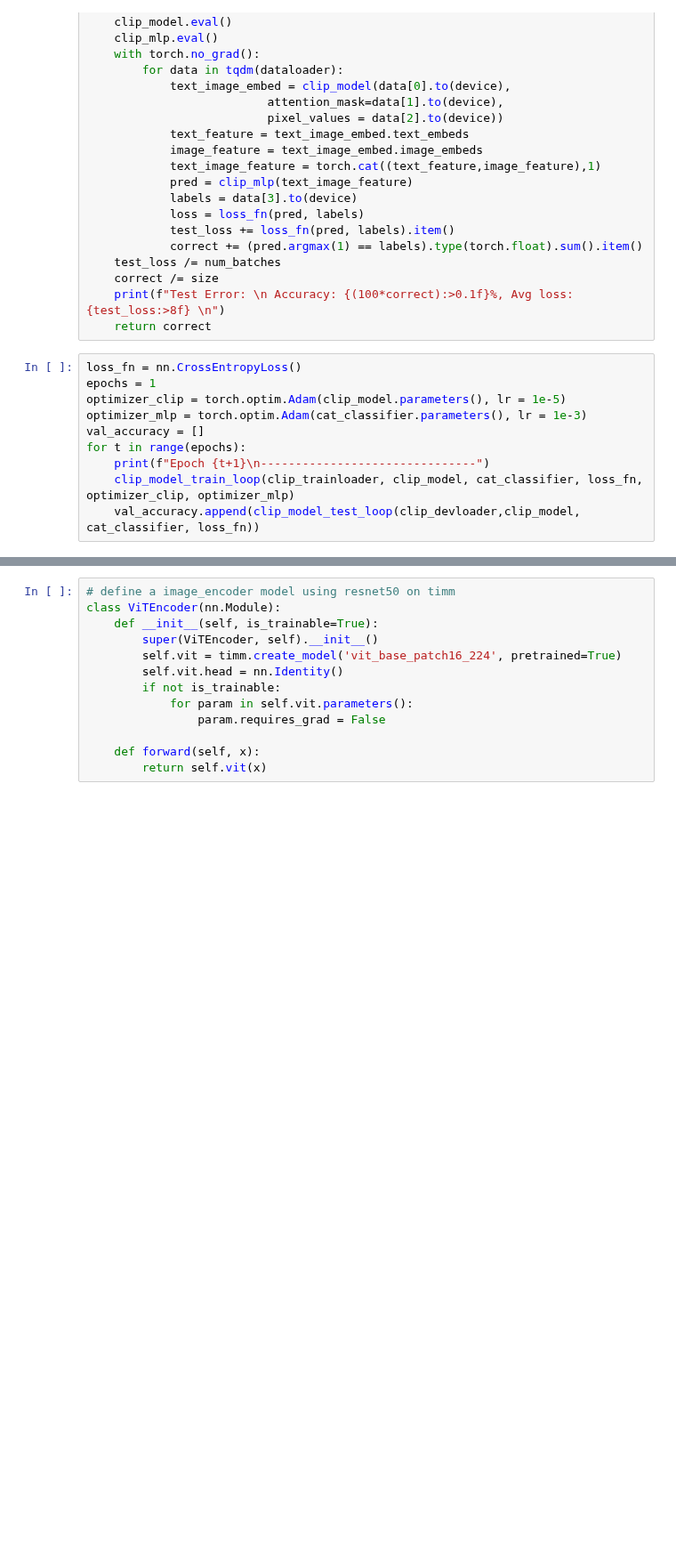
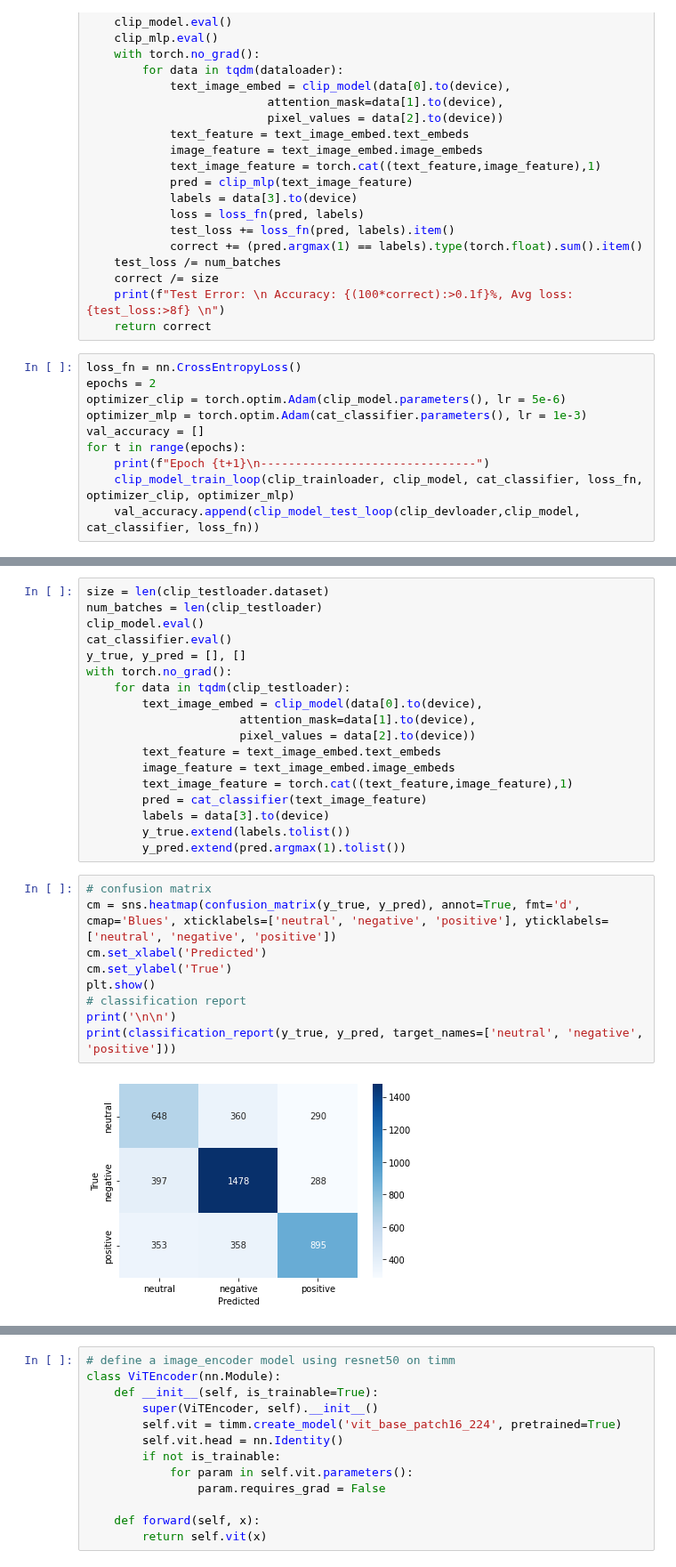
Before and after one commit to saeedzou/Multi-modal-Sentiment-Analysis-on-MSCTD-Dataset, a Jupyter notebook: Phase 3.ipynb, the cells around one changed output, grey strips where cells are left out. Shown at 89% size. Drawn from its saved outputs; the diff is of its cells as text; blank space fills up the shorter version.

```diff
--- a/Phase 3.ipynb
+++ b/Phase 3.ipynb
@@ -779,8 +795,8 @@ def clip_model_test_loop(dataloader,clip_model, clip_mlp, loss_fn):
     return correct
 # %%
 loss_fn = nn.CrossEntropyLoss()
-epochs = 1
-optimizer_clip = torch.optim.Adam(clip_model.parameters(), lr = 1e-5)
+epochs = 2
+optimizer_clip = torch.optim.Adam(clip_model.parameters(), lr = 5e-6)
 optimizer_mlp = torch.optim.Adam(cat_classifier.parameters(), lr = 1e-3)
 val_accuracy = []
 for t in range(epochs):
@@ -792,0 +818,29 @@ Epoch 1
+# %%
+size = len(clip_testloader.dataset)
+num_batches = len(clip_testloader)
+clip_model.eval()
+cat_classifier.eval()
+y_true, y_pred = [], []
+with torch.no_grad():
+    for data in tqdm(clip_testloader):
+        text_image_embed = clip_model(data[0].to(device),
+                      attention_mask=data[1].to(device),
+                      pixel_values = data[2].to(device))
+        text_feature = text_image_embed.text_embeds
+        image_feature = text_image_embed.image_embeds
+        text_image_feature = torch.cat((text_feature,image_feature),1)
+        pred = cat_classifier(text_image_feature)
+        labels = data[3].to(device)
+        y_true.extend(labels.tolist())
+        y_pred.extend(pred.argmax(1).tolist())
+# %%
+# confusion matrix
+cm = sns.heatmap(confusion_matrix(y_true, y_pred), annot=True, fmt='d', cmap='Blues', xticklabels=['neutral', 'negative', 'positive'], yticklabels=['neutral', 'negative', 'positive'])
+cm.set_xlabel('Predicted')
+cm.set_ylabel('True')
+plt.show()
+# classification report
+print('\n\n')
+print(classification_report(y_true, y_pred, target_names=['neutral', 'negative', 'positive']))
+# %% [output]
+[figure, added]
```
Also changed, not shown: parts of 8 cells of this notebook.
